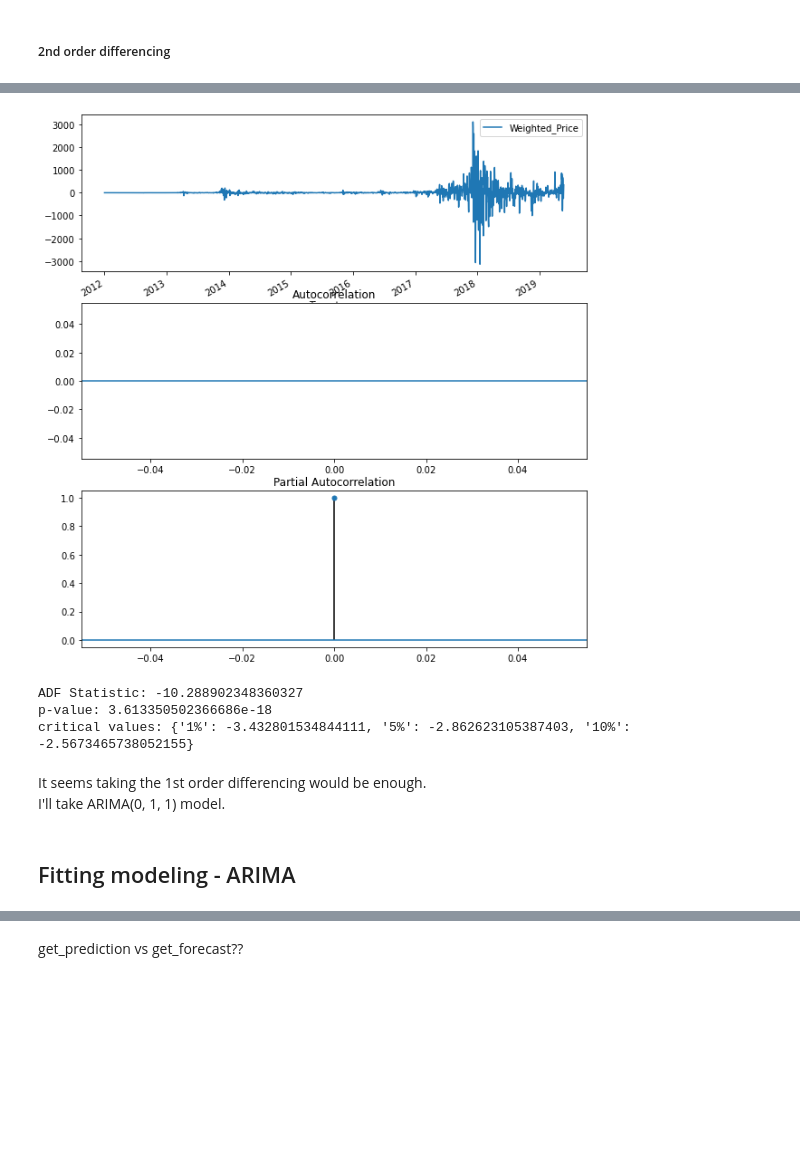
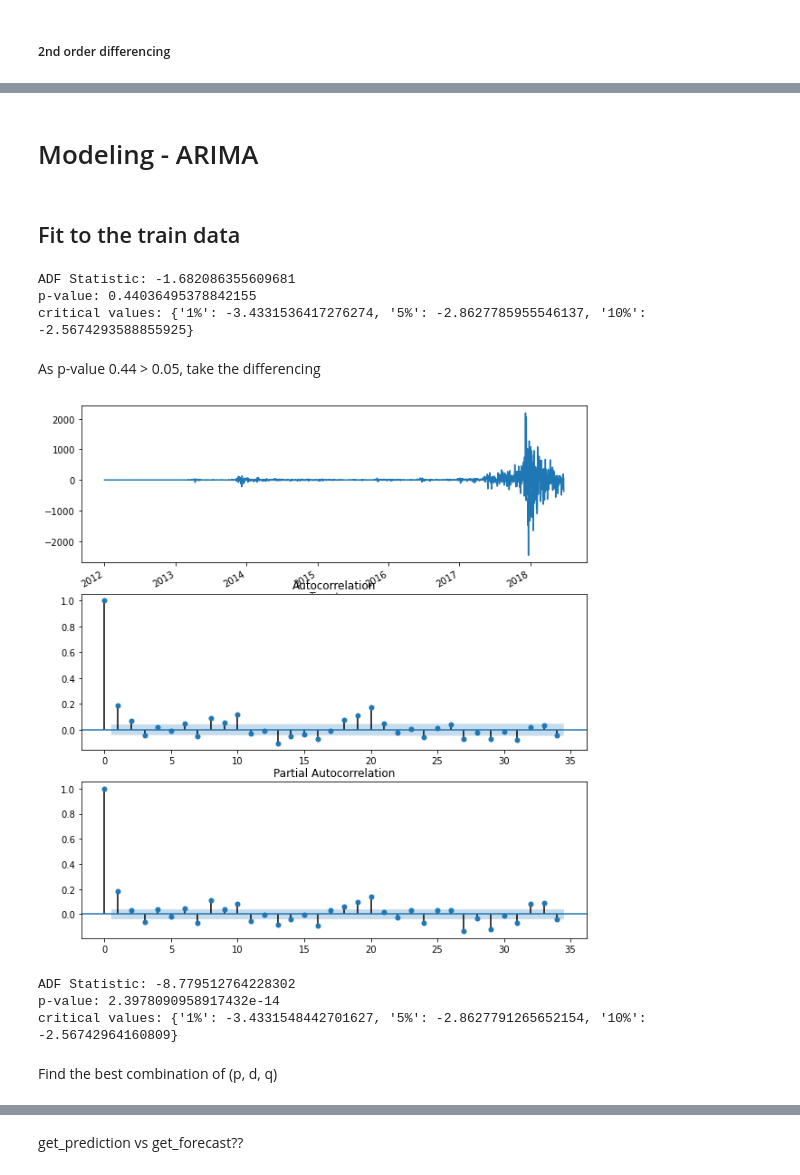
Before and after one commit to aquarius101204/DataScienceCapstoneProjects, a Jupyter notebook: 3rdCapstoneProject_Final/Unit27.1.1_Pre-processing_Work_and_Model_Final.ipynb, the cells around one changed output, grey strips where cells are left out. Cells and saved outputs as stored; diff of their text form; code cells hidden in the pictures; blank space fills up the shorter version.

```diff
--- a/3rdCapstoneProject_Final/Unit27.1.1_Pre-processing_Work_and_Model_Final.ipynb
+++ b/3rdCapstoneProject_Final/Unit27.1.1_Pre-processing_Work_and_Model_Final.ipynb
@@ -304,27 +230,43 @@ Hence, the data is stationary.
+# %%
+# train_test_split
+from sklearn.model_selection import train_test_split
+#train, test = train_test_split(btc_daily, test_size=(btc_daily.index > '2021-02-28').sum(), shuffle=False, random_state=42)
+train, test = train_test_split(btc_daily, test_size=0.3, shuffle=False, random_state=42)
+# %% [markdown]
+# Modeling - ARIMA
+# %% [markdown]
+## Fit to the train data
+# %%
+result = adfuller(train)
+print('ADF Statistic:', result[0])
+print('p-value:', result[1])
+print('critical values:', result[4])
+# %% [output]
+ADF Statistic: -1.682086355609681
+p-value: 0.44036495378842155
+critical values: {'1%': -3.4331536417276274, '5%': -2.8627785955546137, '10%': -2.5674293588855925}
+# %% [markdown]
+As p-value 0.44 > 0.05, take the differencing
 # %%
-train_diff_2 = train.diff(periods=2).iloc[1:]
+train_diff = train.diff(periods=1).dropna()['Weighted_Price']
 
 fig, (ax1, ax2, ax3) = plt.subplots(3,1, figsize=(10,12))
-train_diff_2.plot(ax=ax1)
-plot_acf(train_diff_2, ax=ax2)
-plot_pacf(train_diff_2, ax=ax3)
+train_diff.plot(ax=ax1)
+plot_acf(train_diff, ax=ax2)
+plot_pacf(train_diff, ax=ax3)
 plt.show()
 # %% [output]
-[figure, old version]
+[figure, new version]
 # %%
-# Run the ADF test and print the test statistic and the p-value
-result = adfuller(train_diff_2['Weighted_Price'].dropna())
+result = adfuller(train_diff)
 print('ADF Statistic:', result[0])
 print('p-value:', result[1])
 print('critical values:', result[4])
 # %% [output]
-ADF Statistic: -10.288902348360327
-p-value: 3.613350502366686e-18
-critical values: {'1%': -3.432801534844111, '5%': -2.862623105387403, '10%': -2.5673465738052155}
+ADF Statistic: -8.779512764228302
+p-value: 2.3978090958917432e-14
+critical values: {'1%': -3.4331548442701627, '5%': -2.8627791265652154, '10%': -2.56742964160809}
-# %% [markdown]
-It seems taking the 1st order differencing would be enough.
-I'll take ARIMA(0, 1, 1) model.
-# %% [markdown]
-## Fitting modeling - ARIMA
+# %% [markdown]
+Find the best combination of (p, d, q)
 # %%
 from statsmodels.tsa.arima_model import ARIMA
```
Also changed, not shown: parts of 81 cells of this notebook.
